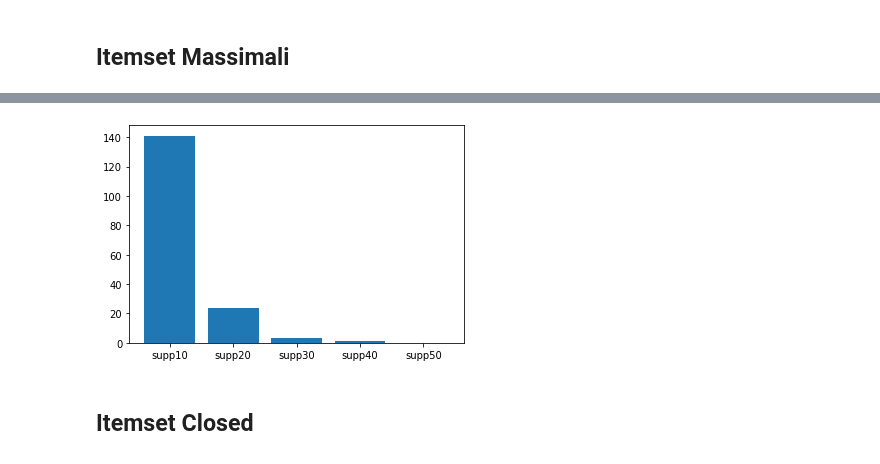
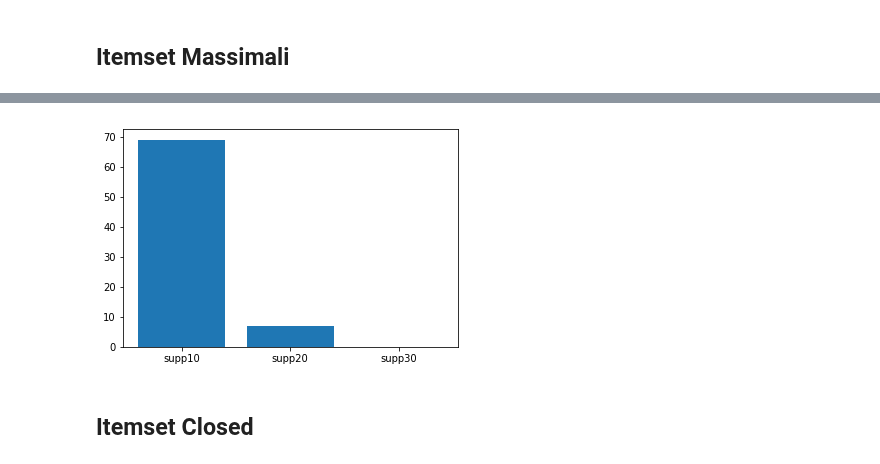
Before and after one commit to andybbruno/DataMining, a Jupyter notebook: PatternMining.ipynb, the cells around one changed output, grey strips where cells are left out. Cells and saved outputs as stored; diff of their text form; code cells hidden in the pictures.

```diff
--- a/PatternMining.ipynb
+++ b/PatternMining.ipynb
@@ -255,18 +242,18 @@ itemsets[:10]
 # %%
-height = [141, 24, 3, 1, 0]
-bars = ('supp10', 'supp20', 'supp30', 'supp40', 'supp50')
+height = [69, 7, 0]
+bars = ('supp10', 'supp20', 'supp30')
 y_pos = np.arange(len(bars))
 
 # Create bars
 plt.bar(y_pos, height)
 
 # Create names on the x-axis
 plt.xticks(y_pos, bars)
 
 # Show graphic
 plt.show()
 # %% [output]
-[figure, old version]
+[figure, new version]
 # %% [markdown]
 ##  Itemset Closed
 # %%
```
Also changed, not shown: parts of 26 cells of this notebook.
